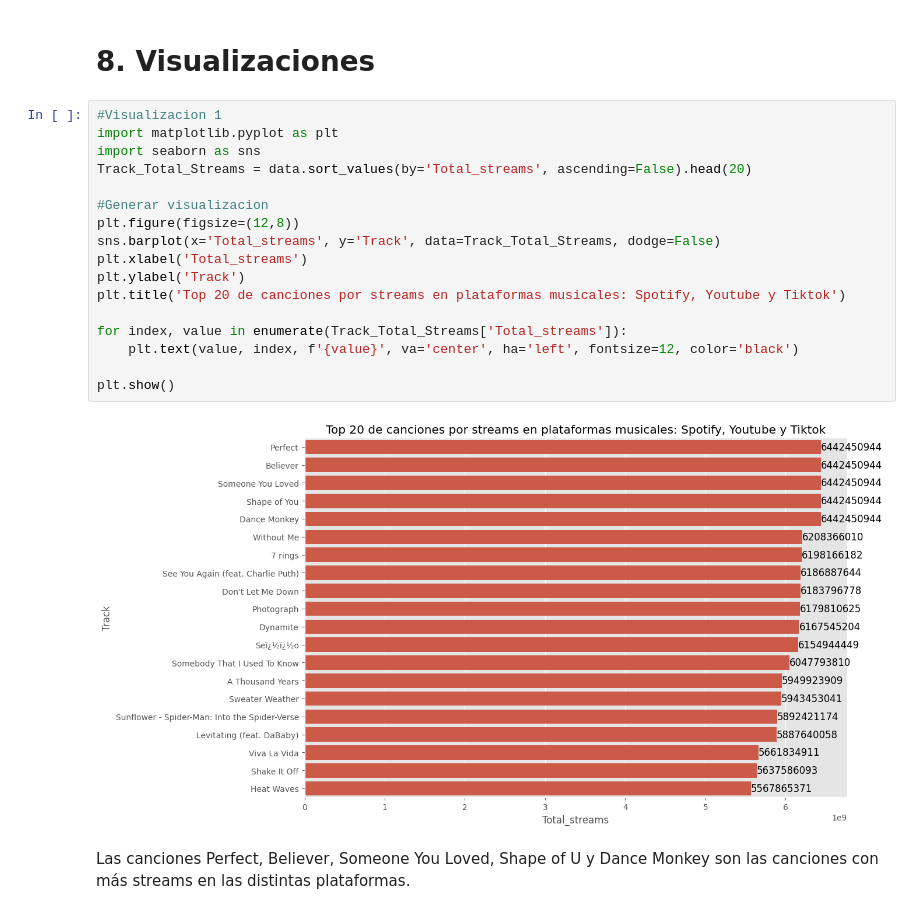
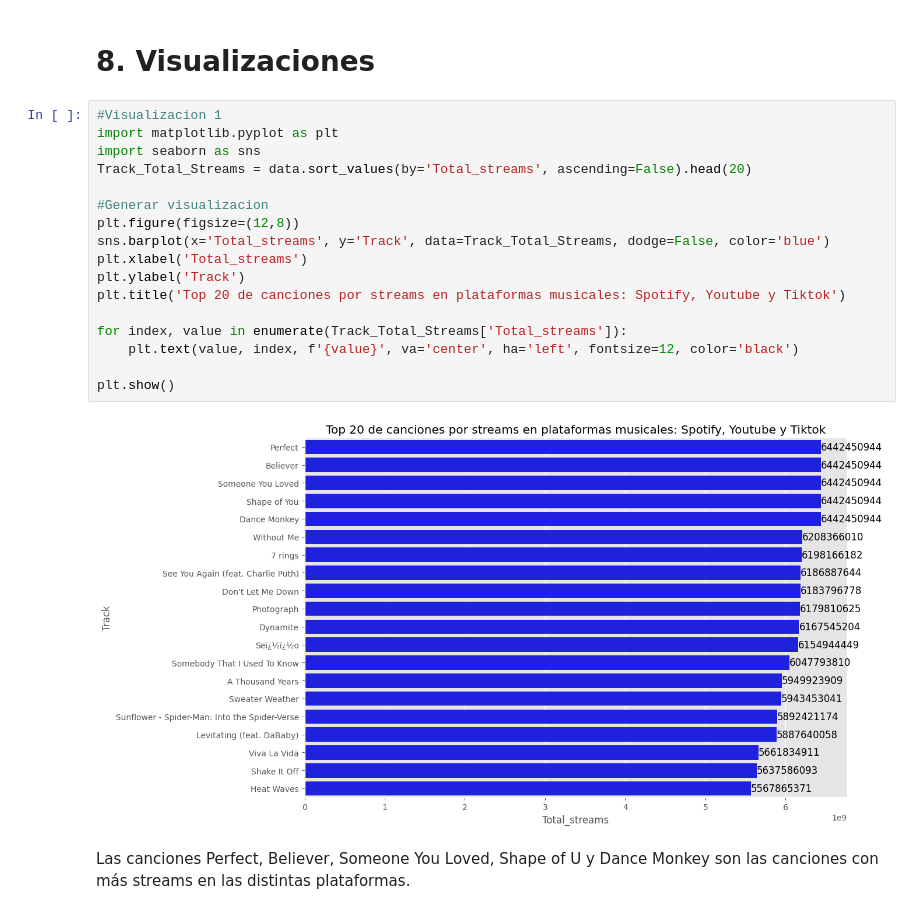
Before and after one commit to crisbelceballo/EDA_Music_Streams, a Jupyter notebook: notebooks/main.ipynb, the cells around one changed output. Drawn from its saved outputs; the diff is of its cells as text.

```diff
--- a/notebooks/main.ipynb
+++ b/notebooks/main.ipynb
@@ -224,22 +224,22 @@ data.describe(include=object)
 # %%
 #Visualizacion 1
 import matplotlib.pyplot as plt
 import seaborn as sns
 Track_Total_Streams = data.sort_values(by='Total_streams', ascending=False).head(20)
 
 #Generar visualizacion
 plt.figure(figsize=(12,8))
-sns.barplot(x='Total_streams', y='Track', data=Track_Total_Streams, dodge=False)
+sns.barplot(x='Total_streams', y='Track', data=Track_Total_Streams, dodge=False, color='blue')
 plt.xlabel('Total_streams')
 plt.ylabel('Track')
 plt.title('Top 20 de canciones por streams en plataformas musicales: Spotify, Youtube y Tiktok')
 
 for index, value in enumerate(Track_Total_Streams['Total_streams']):
     plt.text(value, index, f'{value}', va='center', ha='left', fontsize=12, color='black')
 
 plt.show()
 # %% [output]
-[figure, old version]
+[figure, new version]
 # %% [markdown]
 Las canciones Perfect, Believer, Someone You Loved, Shape of U y Dance Monkey son las canciones con más streams en las distintas plataformas.
 # %%
```
Also changed, not shown: parts of 6 cells of this notebook.
